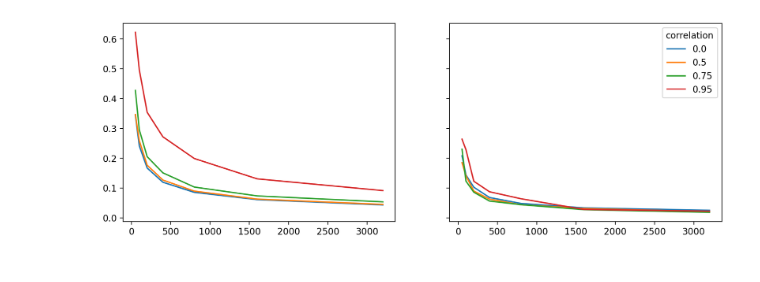
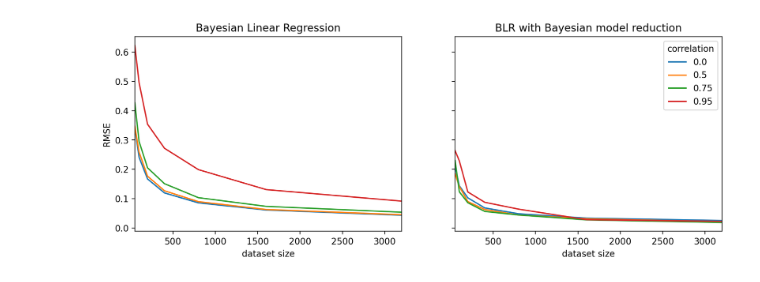
Before and after one commit to dimarkov/bmr4pml, a Jupyter notebook: notebooks/testing/linear_regression_correlated_x.ipynb, the cells around one changed output. Drawn from its saved outputs; the diff is of its cells as text; code cells hidden in the pictures.

Commit message:
updated figure labels

```diff
--- a/notebooks/testing/linear_regression_correlated_x.ipynb
+++ b/notebooks/testing/linear_regression_correlated_x.ipynb
@@ -99,25 +99,32 @@ Ls = [L1, L2, L3, L4]
 # %%
 seed = 2982666625879488464
 key = jr.PRNGKey(seed)
 
 res = {}
 for N in [50, 100, 200, 400, 800, 1600, 3200]:
     corrs1 = []
     corrs2 = []
     for L in Ls:
         key, _key = jr.split(key)
         keys = jr.split(_key, 100)
         posterior = vfunc(keys, L, N, D)
         pruned_posterior, g_sqr, p = prune_params(*posterior)
         corrs1.append( rmse(posterior, D) )
         corrs2.append( rmse(pruned_posterior, D) )
     res[N] = (corrs1, corrs2)
 
 fig, axes = plt.subplots(1, 2, figsize=(12, 4), sharex=True, sharey=True)
 for i in range(4):
     for j in range(2):
         axes[j].plot([50, 100, 200, 400, 800, 1600, 3200], [res[key][j][i].mean() for key in res])
 
+axes[0].set_xlim([50, 3200])
+axes[1].set_xlim([50, 3200])
+axes[0].set_title('Bayesian Linear Regression')
+axes[1].set_title('BLR with Bayesian model reduction')
+axes[0].set_ylabel('RMSE')
+axes[0].set_xlabel('dataset size')
+axes[1].set_xlabel('dataset size')
 plt.legend([0., 0.5, 0.75, 0.95], title='correlation');
 # %% [output]
-[figure, old version]
+[figure, new version]
```
